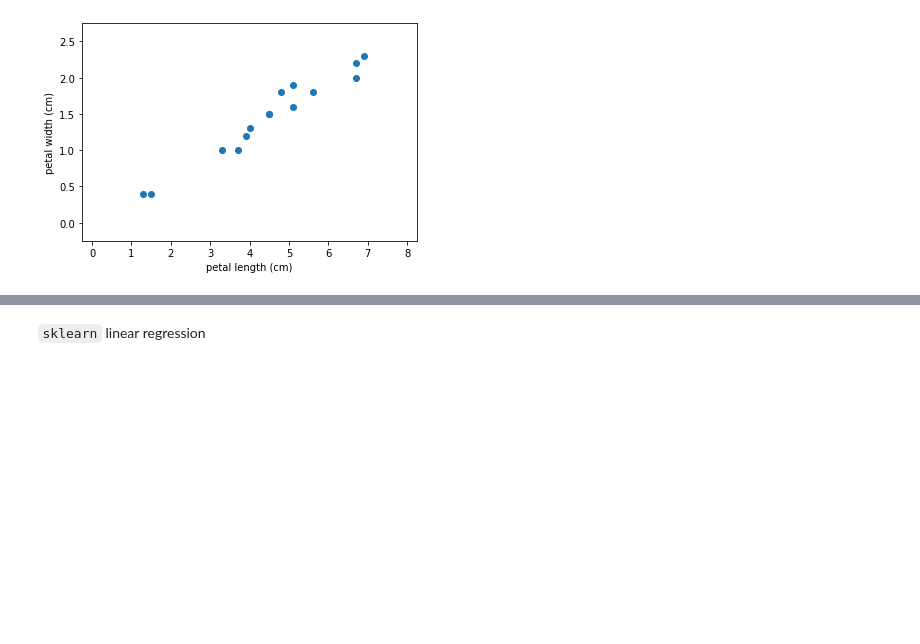
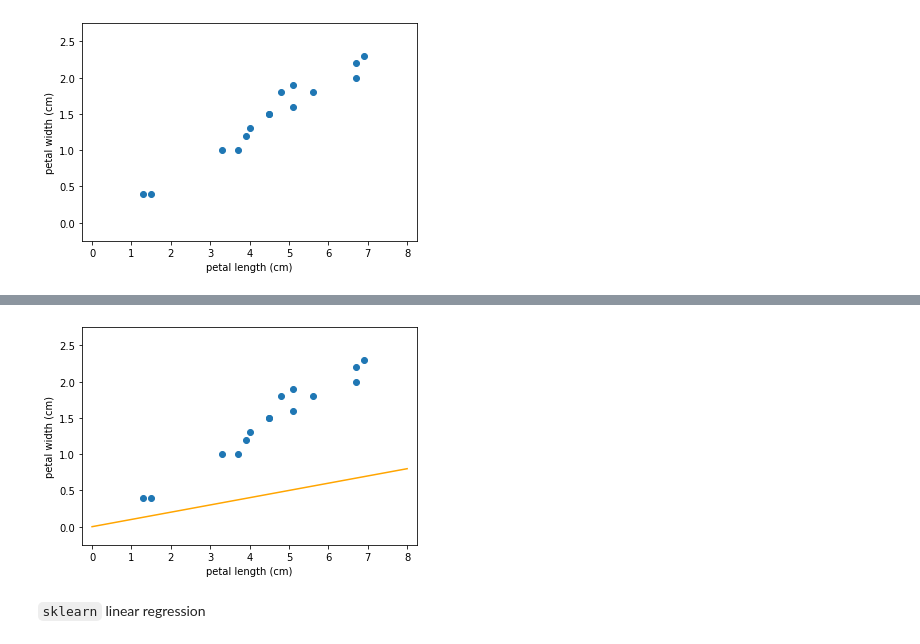
Before and after one commit to kamilest/Beta-VAE, a Jupyter notebook: linear_regression.ipynb, the cells around one changed output, grey strips where cells are left out. Cells and saved outputs as stored; diff of their text form; code cells hidden in the pictures; blank space fills up the shorter version.

```diff
--- a/linear_regression.ipynb
+++ b/linear_regression.ipynb
@@ -17,7 +17,7 @@ def plot_iris_dataset(a=None, b=None, model=None, residuals=False, savefig=False
   x = np.linspace(0, 8, 100).reshape(-1, 1)
   if model:
     plt.plot(x, model.predict(x), c='orange', zorder=0)
-  elif a and b:
+  elif a is not None and b is not None:
     plt.plot(x, a * x + b, c='orange', zorder=0)
 
   if residuals:
@@ -25,7 +25,7 @@ def plot_iris_dataset(a=None, b=None, model=None, residuals=False, savefig=False
     y = iris_data.target
     if model:
       y_pred = model.predict(X)
-    elif a and b:
+    elif a is not None and b is not None:
       y_pred = a * X + b
     plt.vlines(X, y, y_pred, colors='red', zorder=1)
 
@@ -38,6 +38,9 @@ def plot_iris_dataset(a=None, b=None, model=None, residuals=False, savefig=False
     plt.savefig('{}.png'.format(figname if figname else 'figure'), dpi=600)
 
   plt.show()
+
+def plot_iris_dataset_with_line(a, b, residuals=False):
+  plot_iris_dataset(a=a, b=b, residuals=residuals)
 # %% [markdown]
 # Introduction
 
@@ -113,3 +127,9 @@ plot_iris_dataset()
+# %%
+a = 0.1
+b = 0
+plot_iris_dataset_with_line(a, b)
+# %% [output]
+[figure, added]
 # %% [markdown]
 `sklearn` linear regression
 # %%
```
Also changed, not shown: parts of 9 cells of this notebook.
